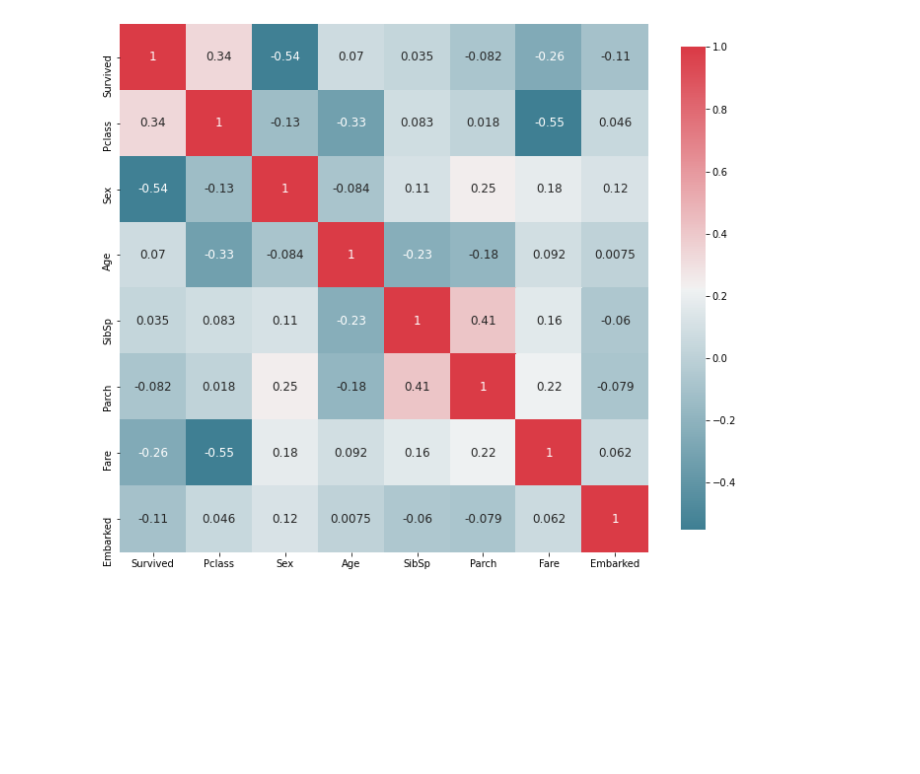
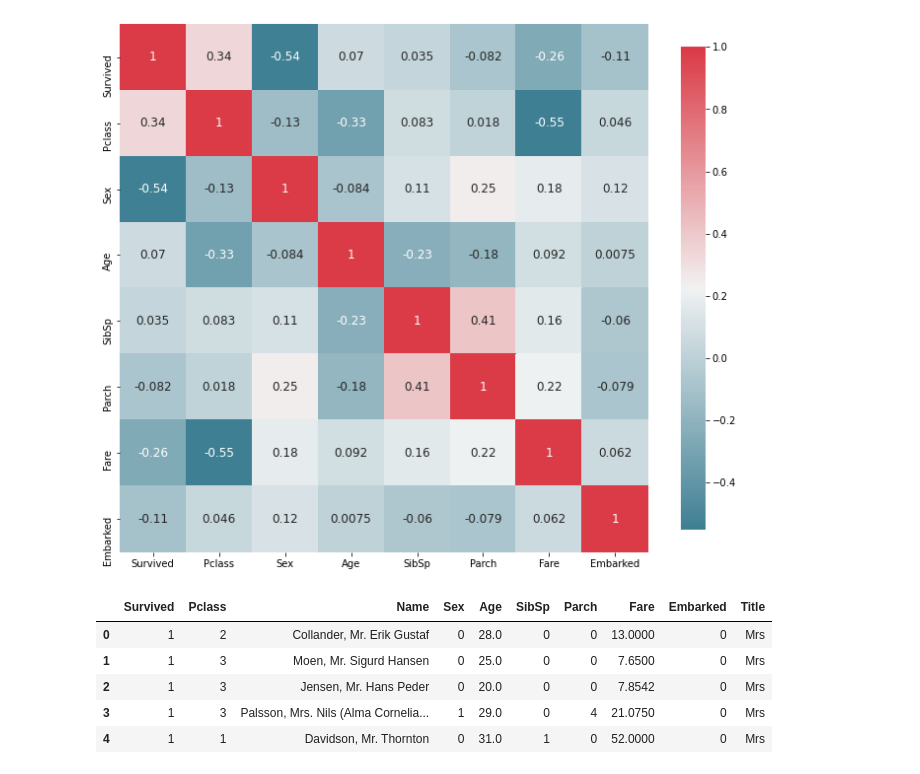
Before and after one commit to Prin-to/gomycode-checkpoint-1, a Jupyter notebook: Untitled2.ipynb, the cells around one changed output. Saved outputs shown, nothing was run; the diff lists cells and outputs as text; code cells hidden in the pictures; blank space fills up the shorter version.

```diff
--- a/Untitled2.ipynb
+++ b/Untitled2.ipynb
@@ -125,3 +119,60 @@ def plot_correlation_map(df):
 plot_correlation_map(file)
 # %% [output]
 [figure]
+# %%
+td = {
+
+                    "Capt":       "Officer",
+
+                    "Col":        "Officer",
+
+                    "Major":      "Officer",
+
+                      "Dr":         "Officer",
+
+                    "Rev":        "Officer",
+
+                    "Jonkheer":   "Royalty",
+
+                    "Don":        "Royalty",
+
+                    "Sir" :       "Royalty",
+
+                   "Lady" :      "Royalty",
+
+                  "the Countess": "Royalty",
+
+                    "Dona":       "Royalty",
+
+                    "Mme":        "Miss",
+
+                    "Mlle":       "Miss",
+
+                    "Miss" :      "Miss",
+
+                    "Ms":         "Mrs",
+
+                    "Mr" :        "Mrs",
+
+                    "Mrs" :       "Mrs",
+
+                    "Master" :    "Master"
+
+                    }
+
+
+v = list(map(lambda x: x.split(',')[1].split('.')[0].strip(), file['Name'].values))
+
+file['Title'] = v
+file['Title'].replace(td, inplace=True)
+
+
+
+file.head()
+# %% [output]
+|  | Survived | Pclass | Name | Sex | Age | SibSp | Parch | Fare | Embarked | Title |
+| 0 | 1 | 2 | Collander, Mr. Erik Gustaf | 0 | 28.0 | 0 | 0 | 13.0000 | 0 | Mrs |
+| 1 | 1 | 3 | Moen, Mr. Sigurd Hansen | 0 | 25.0 | 0 | 0 | 7.6500 | 0 | Mrs |
+| 2 | 1 | 3 | Jensen, Mr. Hans Peder | 0 | 20.0 | 0 | 0 | 7.8542 | 0 | Mrs |
+| 3 | 1 | 3 | Palsson, Mrs. Nils (Alma Cornelia... | 1 | 29.0 | 0 | 4 | 21.0750 | 0 | Mrs |
+| 4 | 1 | 1 | Davidson, Mr. Thornton | 0 | 31.0 | 1 | 0 | 52.0000 | 0 | Mrs |
```
Also changed, not shown: parts of 9 cells of this notebook.
